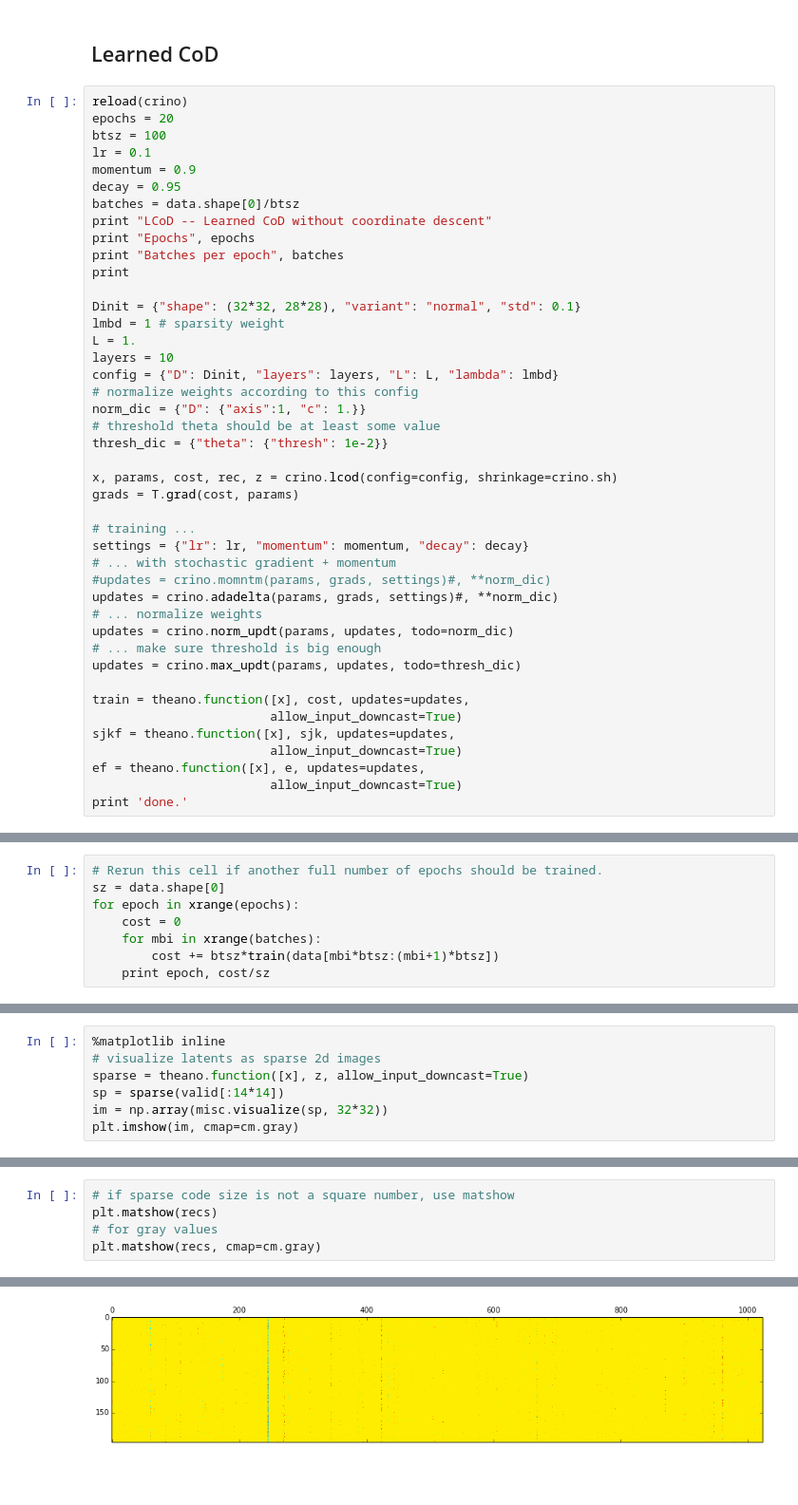
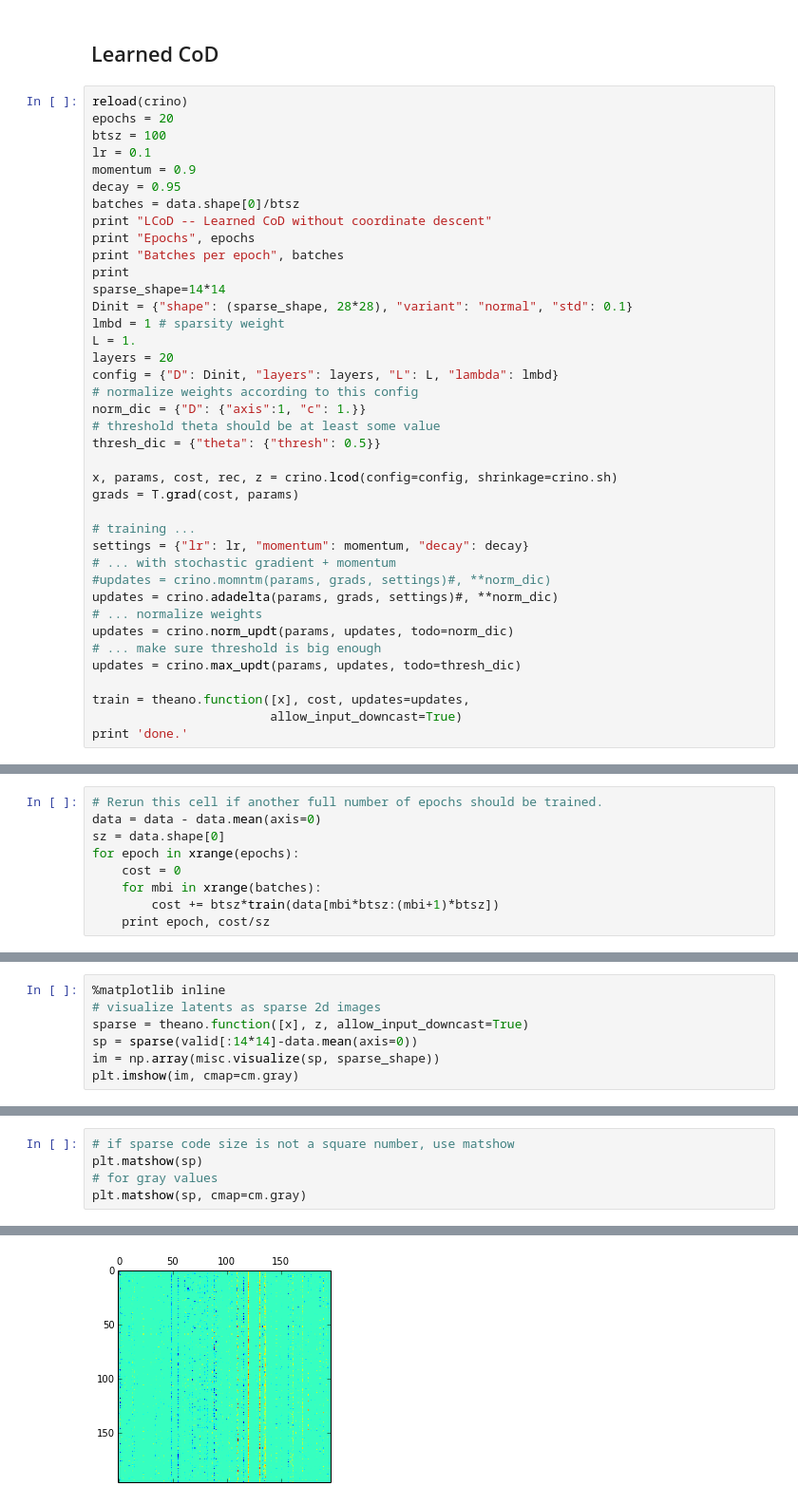
Before and after one commit to osdf/utils, a Jupyter notebook: notebooks/LISTA|CoD-MNIST.ipynb, the cells around one changed output, grey strips where cells are left out. Shown at 95% size. Drawn from its saved outputs; the diff is of its cells as text; blank space fills up the shorter version.

```diff
--- a/notebooks/LISTA|CoD-MNIST.ipynb
+++ b/notebooks/LISTA|CoD-MNIST.ipynb
@@ -158,16 +158,16 @@ print "LCoD -- Learned CoD without coordinate descent"
 print "Epochs", epochs
 print "Batches per epoch", batches
 print
-
-Dinit = {"shape": (32*32, 28*28), "variant": "normal", "std": 0.1}
+sparse_shape=14*14
+Dinit = {"shape": (sparse_shape, 28*28), "variant": "normal", "std": 0.1}
 lmbd = 1 # sparsity weight
 L = 1.
-layers = 10
+layers = 20
 config = {"D": Dinit, "layers": layers, "L": L, "lambda": lmbd}
 # normalize weights according to this config
 norm_dic = {"D": {"axis":1, "c": 1.}}
 # threshold theta should be at least some value
-thresh_dic = {"theta": {"thresh": 1e-2}}
+thresh_dic = {"theta": {"thresh": 0.5}}
 
 x, params, cost, rec, z = crino.lcod(config=config, shrinkage=crino.sh)
 grads = T.grad(cost, params)
@@ -184,10 +184,6 @@ updates = crino.max_updt(params, updates, todo=thresh_dic)
 
 train = theano.function([x], cost, updates=updates,
                         allow_input_downcast=True)
-sjkf = theano.function([x], sjk, updates=updates,
-                        allow_input_downcast=True)
-ef = theano.function([x], e, updates=updates,
-                        allow_input_downcast=True)
 print 'done.'
 # %% [output]
 LCoD -- Learned CoD without coordinate descent
@@ -201,6 +197,7 @@ Batches per epoch 500
 done.
 # %%
 # Rerun this cell if another full number of epochs should be trained.
+data = data - data.mean(axis=0)
 sz = data.shape[0]
 for epoch in xrange(epochs):
     cost = 0
@@ -247,8 +244,8 @@ plt.imshow(im, cmap=cm.gray)
 %matplotlib inline
 # visualize latents as sparse 2d images
 sparse = theano.function([x], z, allow_input_downcast=True)
-sp = sparse(valid[:14*14])
-im = np.array(misc.visualize(sp, 32*32))
+sp = sparse(valid[:14*14]-data.mean(axis=0))
+im = np.array(misc.visualize(sp, sparse_shape))
 plt.imshow(im, cmap=cm.gray)
 # %% [output]
 <matplotlib.image.AxesImage at 0x...>
@@ -256,8 +253,8 @@ plt.imshow(im, cmap=cm.gray)
 # %%
 # if sparse code size is not a square number, use matshow
-plt.matshow(recs)
+plt.matshow(sp)
 # for gray values
-plt.matshow(recs, cmap=cm.gray)
+plt.matshow(sp, cmap=cm.gray)
 # %% [output]
 <matplotlib.image.AxesImage at 0x...>
-[figure, old version]
+[figure, new version]
```
Also changed, not shown: parts of 7 cells of this notebook.
